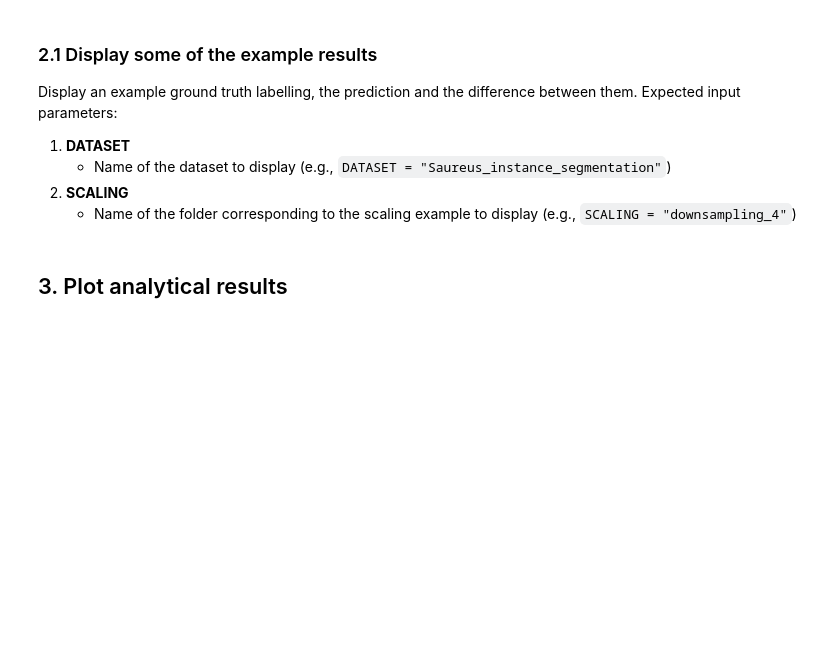
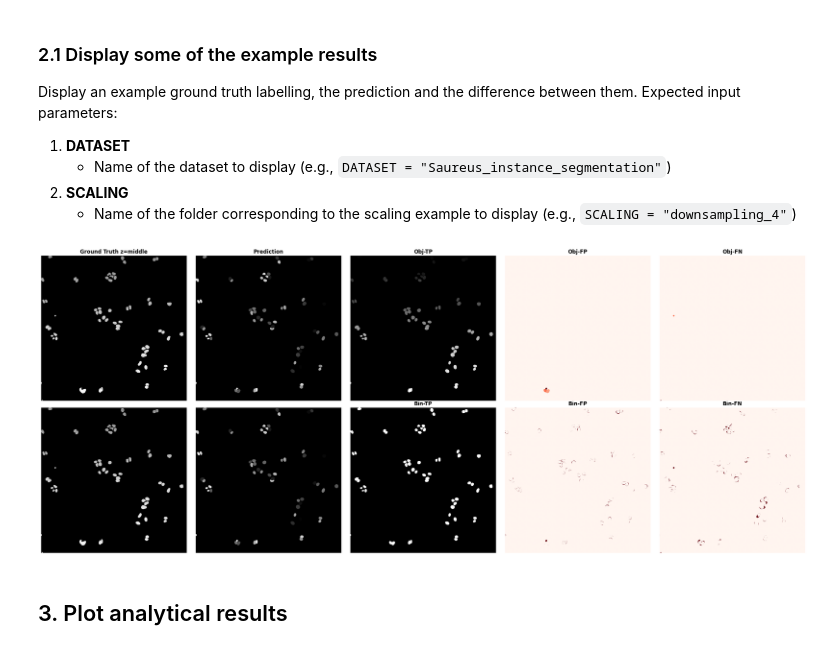
Before and after one commit to HenriquesLab/ReScale4DL, a Jupyter notebook: Notebooks/Evaluate_Segmentation_2D.ipynb, the cells around one changed output. Drawn from its saved outputs; the diff is of its cells as text; code cells hidden in the pictures; blank space fills up the shorter version.

```diff
--- a/Notebooks/Evaluate_Segmentation_2D.ipynb
+++ b/Notebooks/Evaluate_Segmentation_2D.ipynb
@@ -38,7 +38,7 @@ This cell will compute analytical measurements for all the datasets and rescalin
    - Example: `/path/to/your/input`
 # %%
 # Directory with folders of sampling folders with GT and Prediction folder pairs inside
-INPUT_DIR = "/Users/esti/Documents/PROYECTOS/DOWNSAMPLING/ReScale4DL/Examples/segmentation_results"
+INPUT_DIR = "/Volumes/MGF_Backups/workingenv/NUCLEI"
 
 # List of sampling folders to be included in the analysis. If None, all folders in the datasets of the input directory will be included.
 # sampling_dir_list = [
@@ -62,20 +80,18 @@ Display an example ground truth labelling, the prediction and the difference bet
 2. **SCALING**
    - Name of the folder corresponding to the scaling example to display (e.g., `SCALING = "downsampling_4"`)
 # %%
-INPUT_DIR = "Examples/segmentation_results" # '/Users/esti/Documents/PROYECTOS/DOWNSAMPLING/EXPERIMENTS/3DUNET/Results/organised4evaluation'
-
-
-DATASET = "Saureus_instance_segmentation"
-SCALING = "downsampling_2"
-
+DATASET = "nuclei_aiobio_grid1"
+SCALING = "60x"
 
 # Usage (same as before):
 plot_segmentation_example(
     input_dir=INPUT_DIR,
     dataset=DATASET,
     scaling=SCALING,
     slice_axis=0,
 )
+# %% [output]
+[figure, added]
 # %% [markdown]
 ## 3. Plot analytical results
 # %% [markdown]
```
Also changed, not shown: parts of 6 cells of this notebook, 9 other files.
